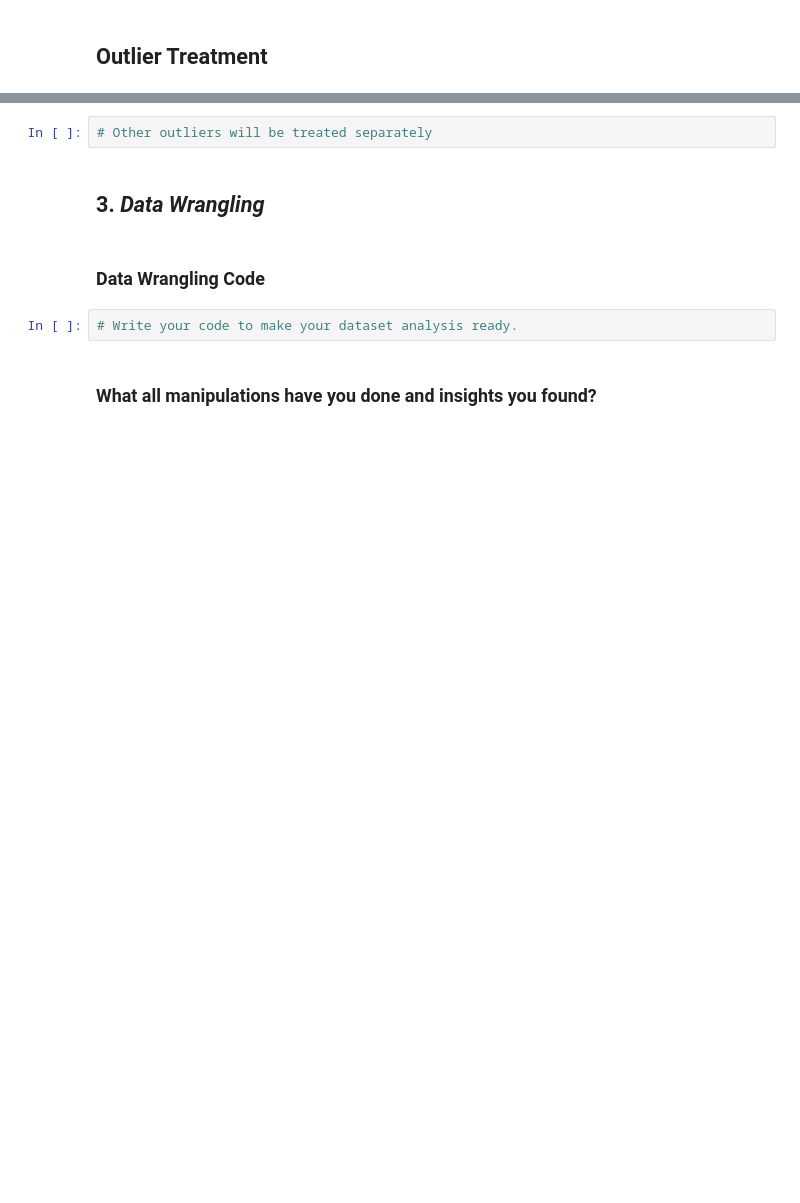
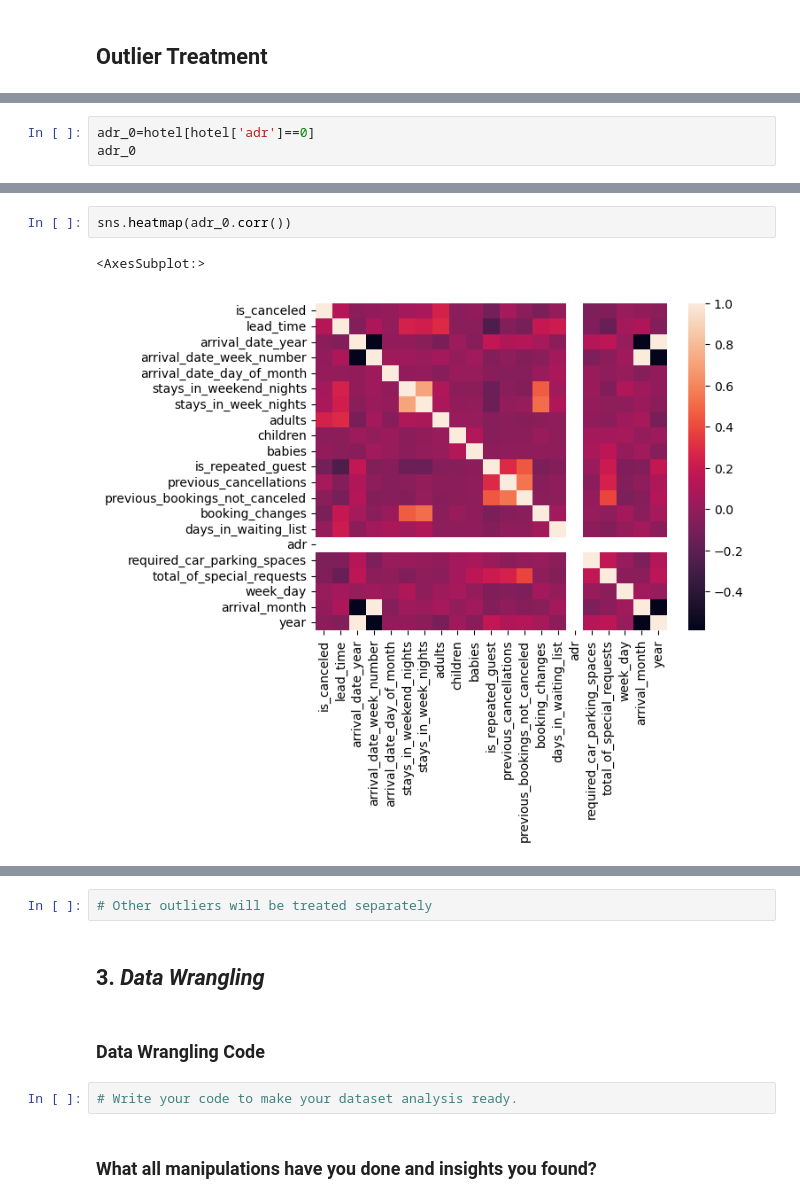
Before and after one commit to lakshay170/hotel_capstone, a Jupyter notebook: Hotel_Capstone.ipynb, the cells around one changed output, grey strips where cells are left out. Drawn from its saved outputs; the diff is of its cells as text; blank space fills up the shorter version.

```diff
--- a/Hotel_Capstone.ipynb
+++ b/Hotel_Capstone.ipynb
@@ -540,0 +535,3 @@ hotel=hotel[hotel['adr']<5000]
+# %%
+adr_0=hotel[hotel['adr']==0]
+adr_0
@@ -540,0 +552,5 @@ hotel=hotel[hotel['adr']<5000]
+# %%
+sns.heatmap(adr_0.corr())
+# %% [output]
+<AxesSubplot:>
+[figure, added]
```
Also changed, not shown: parts of 9 cells of this notebook.
